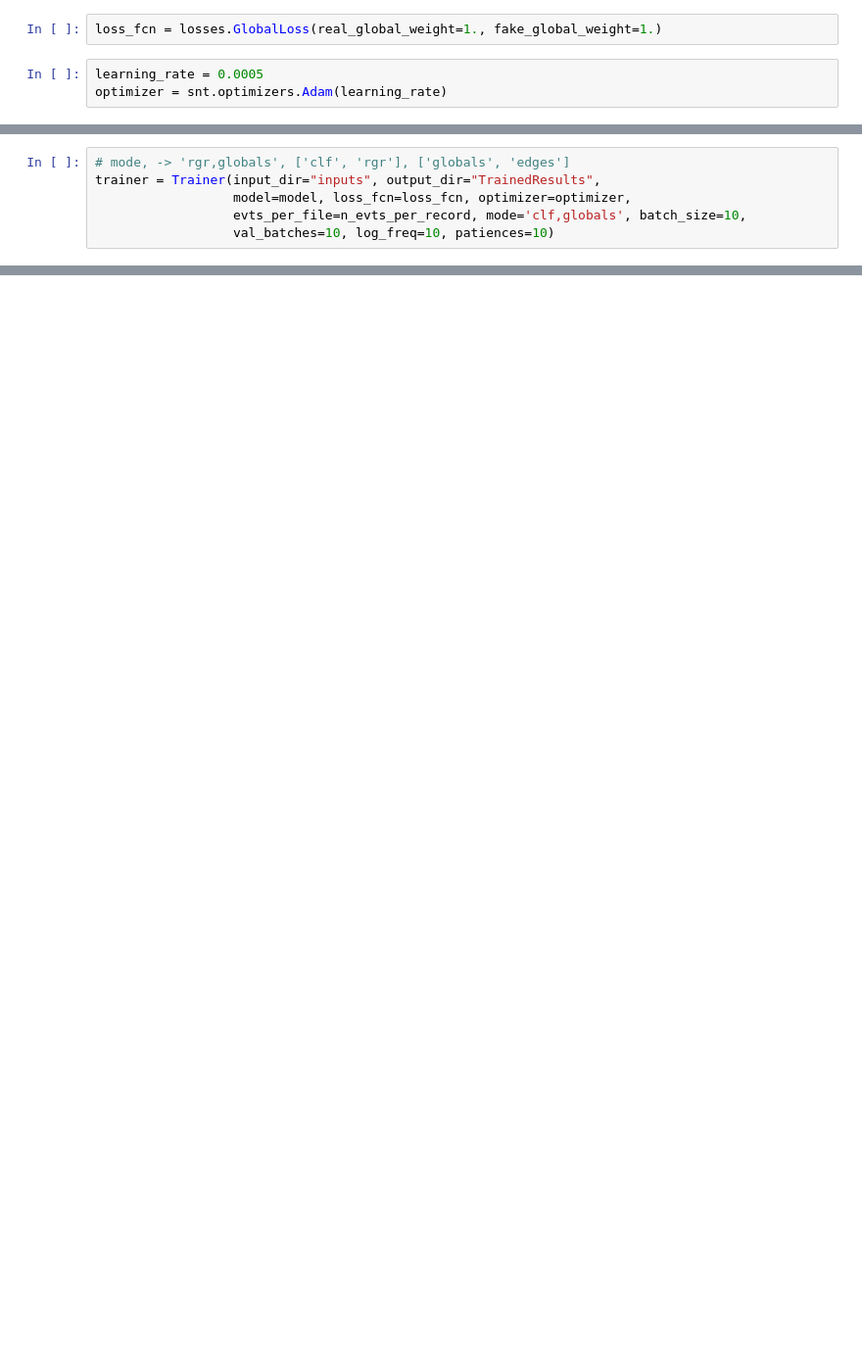
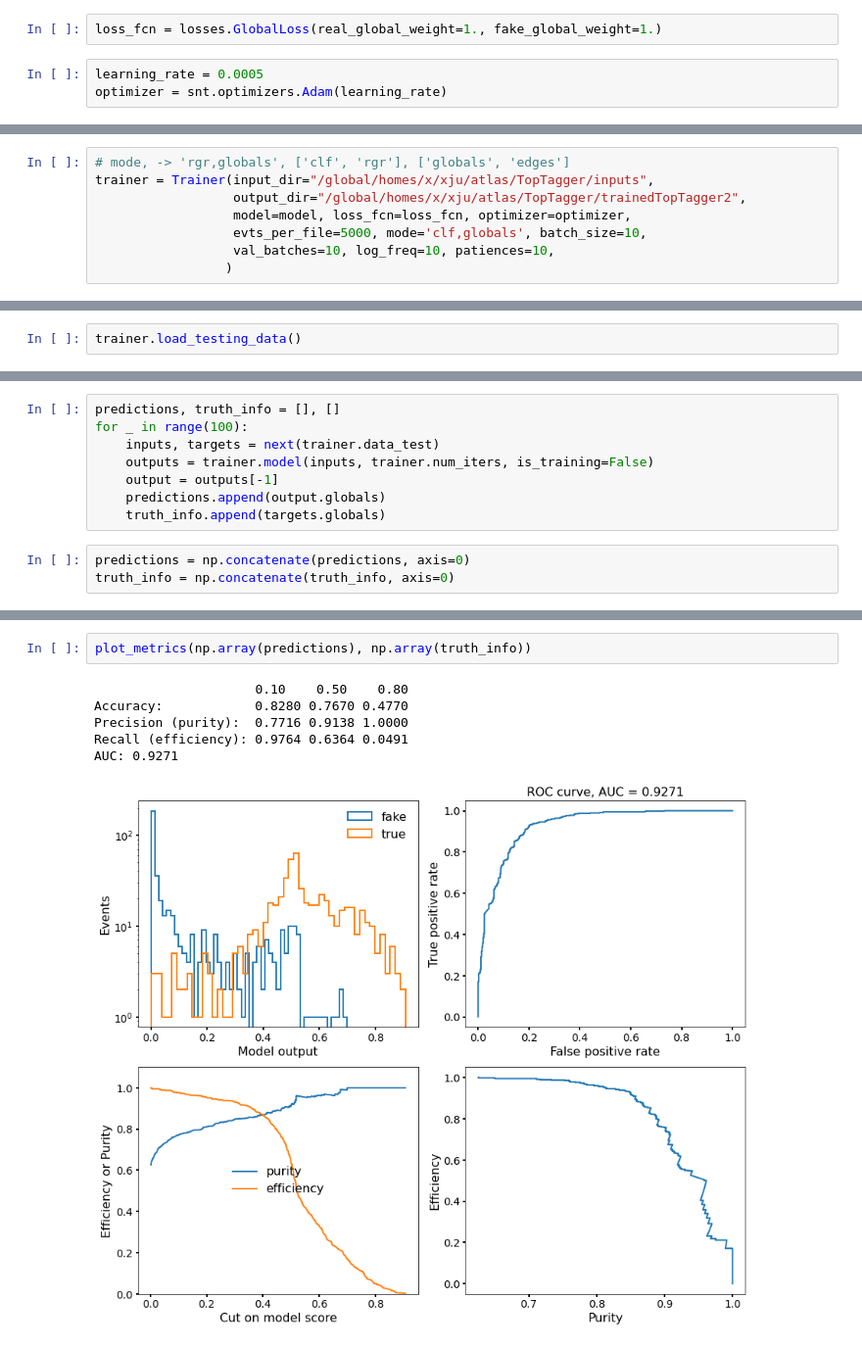
Before and after one commit to xju2/root_gnn, a Jupyter notebook: notebook/TopTagger-tutorials.ipynb, the cells around one changed output, grey strips where cells are left out. Shown: that part at 98% size. Cells and saved outputs as stored; diff of their text form; blank space fills up the shorter version.

```diff
--- a/notebook/TopTagger-tutorials.ipynb
+++ b/notebook/TopTagger-tutorials.ipynb
@@ -370,9 +397,11 @@ trainning_3.tfrec  trainning_5.tfrec  trainning_7.tfrec  trainning_9.tfrec
 # %%
 # mode, -> 'rgr,globals', ['clf', 'rgr'], ['globals', 'edges']
-trainer = Trainer(input_dir="inputs", output_dir="TrainedResults",
+trainer = Trainer(input_dir="/global/homes/x/xju/atlas/TopTagger/inputs",
+                  output_dir="/global/homes/x/xju/atlas/TopTagger/trainedTopTagger2",
                   model=model, loss_fcn=loss_fcn, optimizer=optimizer,
-                  evts_per_file=n_evts_per_record, mode='clf,globals', batch_size=10,
-                  val_batches=10, log_freq=10, patiences=10)
+                  evts_per_file=5000, mode='clf,globals', batch_size=10,
+                  val_batches=10, log_freq=10, patiences=10,
+                 )
 # %%
 ## training for 100 batches
 trainer.train(100)
@@ -385,0 +431,2 @@ INFO:tensorflow:Loading latest checkpoint from: TrainedResults/checkpoints
+# %%
+trainer.load_testing_data()
@@ -385,0 +435,11 @@ INFO:tensorflow:Loading latest checkpoint from: TrainedResults/checkpoints
+# %%
+predictions, truth_info = [], []
+for _ in range(100):
+    inputs, targets = next(trainer.data_test)
+    outputs = trainer.model(inputs, trainer.num_iters, is_training=False)
+    output = outputs[-1]
+    predictions.append(output.globals)
+    truth_info.append(targets.globals)
+# %%
+predictions = np.concatenate(predictions, axis=0)
+truth_info = np.concatenate(truth_info, axis=0)
@@ -385,0 +450,9 @@ INFO:tensorflow:Loading latest checkpoint from: TrainedResults/checkpoints
+# %%
+plot_metrics(np.array(predictions), np.array(truth_info))
+# %% [output]
+                     0.10    0.50    0.80
+Accuracy:            0.8280 0.7670 0.4770
+Precision (purity):  0.7716 0.9138 1.0000
+Recall (efficiency): 0.9764 0.6364 0.0491
+AUC: 0.9271
+[figure, added]
```
Also changed, not shown: parts of 15 cells of this notebook.
